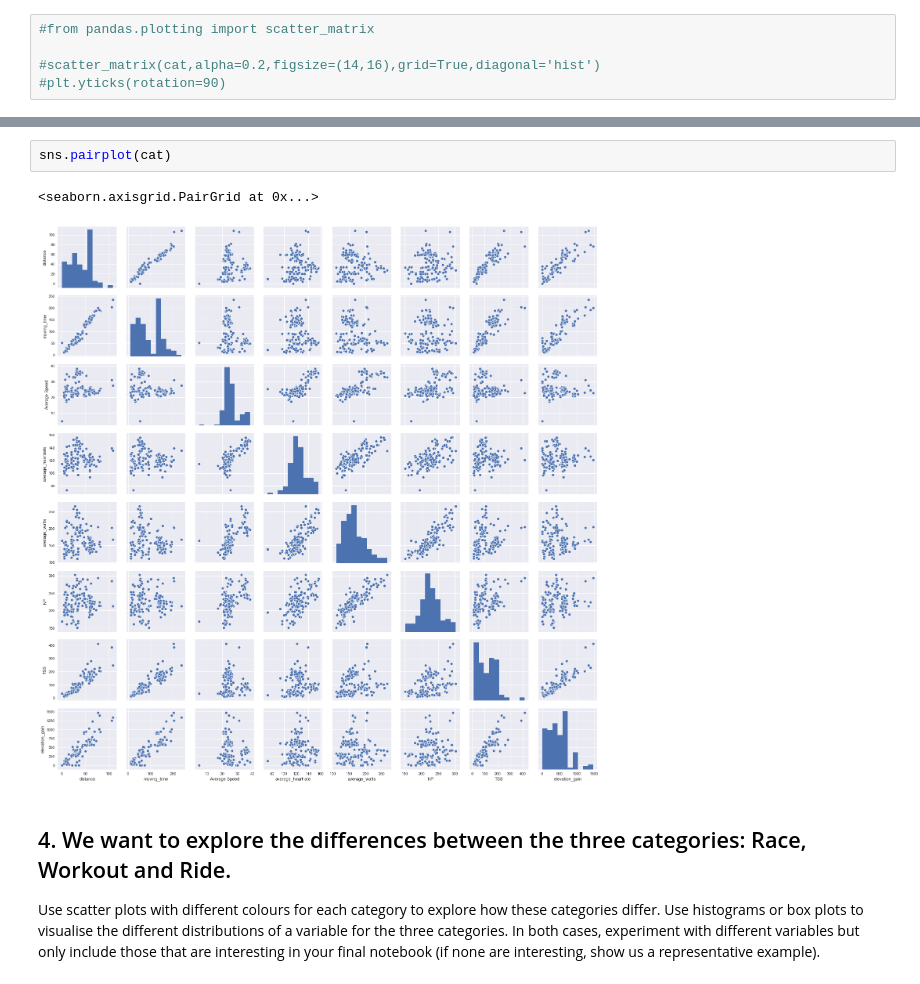
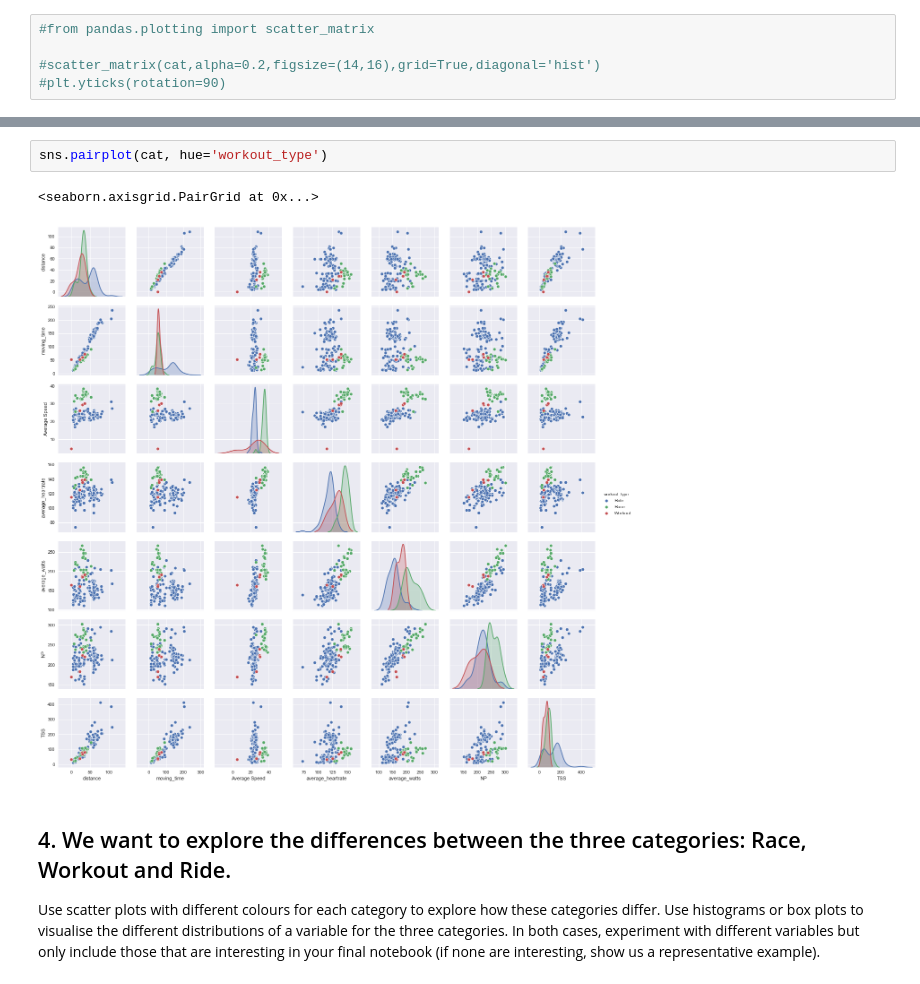
Before and after one commit to BinaryPogs/COMP257Portfolio, a Jupyter notebook: Portfolio 1.ipynb, the cells around one changed output, grey strips where cells are left out. Cells and saved outputs as stored; diff of their text form.

```diff
--- a/Portfolio 1.ipynb
+++ b/Portfolio 1.ipynb
@@ -191,8 +191,8 @@ sns.heatmap(corr, center=0,linewidth=.25,linecolor='black',cbar=True,vmin=-1,vma
 # %%
-sns.pairplot(cat)
+sns.pairplot(cat, hue='workout_type')
 # %% [output]
 <seaborn.axisgrid.PairGrid at 0x...>
-[figure, old version]
+[figure, new version]
 # %% [markdown]
 ## 4. We want to explore the differences between the three categories: Race, Workout and Ride.
 Use scatter plots with different colours for each category to explore how these categories differ. Use histograms or box plots to visualise the different distributions of a variable for the three categories. In both cases, experiment with different variables but only include those that are interesting in your final notebook (if none are interesting, show us a representative example).
```
Also changed, not shown: parts of 2 cells of this notebook, 1 other file.
